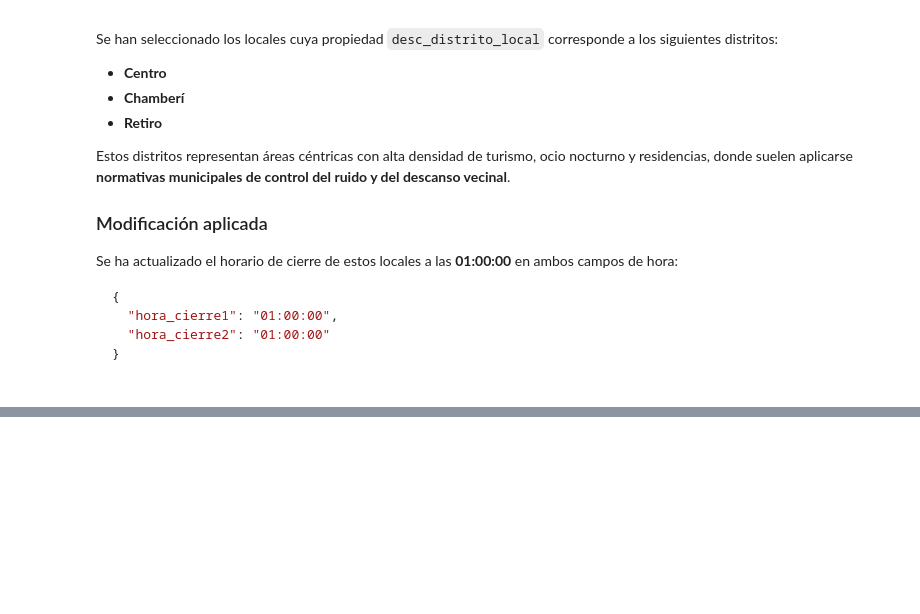
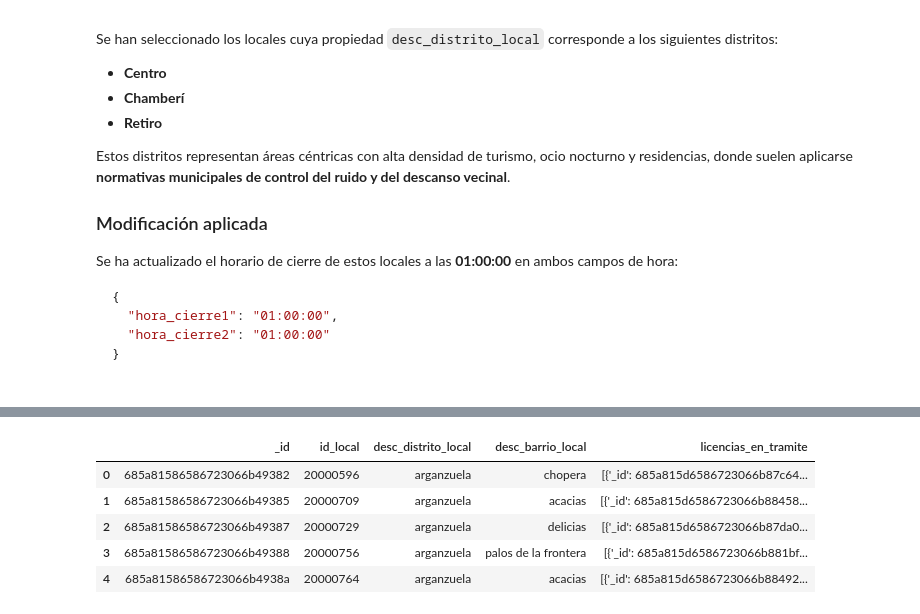
Before and after one commit to DylanGuerraR/NoSQL_Pl_master, a Jupyter notebook: Querys_NoSQL.ipynb, the cells around one changed output, grey strips where cells are left out. Cells and saved outputs as stored; diff of their text form; code cells hidden in the pictures; blank space fills up the shorter version.

```diff
--- a/Querys_NoSQL.ipynb
+++ b/Querys_NoSQL.ipynb
@@ -297,0 +393,51 @@ Se ha actualizado el horario de cierre de estos locales a las **01:00:00** en am
+# %%
+ # Requires the PyMongo package.
+# https://api.mongodb.com/python/current
+
+client = MongoClient('mongodb://localhost:27017/')
+result = client['ucm_nosql_pl']['locales'].aggregate([
+    {
+        '$lookup': {
+            'from': 'terrazas',
+            'localField': 'id_local',
+            'foreignField': 'id_local',
+            'as': 'terrazas_asociadas'
+        }
+    }, {
+        '$lookup': {
+            'from': 'licencias',
+            'localField': 'id_local',
+            'foreignField': 'id_local',
+            'as': 'licencias_x_local'
+        }
+    }, {
+        '$match': {
+            'licencias_x_local.desc_tipo_situacion_licencia': 'en tramitación'
+        }
+    }, {
+        '$project': {
+            'id_local': 1,
+            'desc_distrito_local': 1,
+            'desc_barrio_local': 1,
+            'licencias_en_tramite': {
+                '$filter': {
+                    'input': '$licencias_x_local',
+                    'as': 'lic',
+                    'cond': {
+                        '$eq': [
+                            '$$lic.desc_tipo_situacion_licencia', 'en tramitación'
+                        ]
+                    }
+                }
+            }
+        }
+    }
+])
+mostrar_resultado(result,5)
+# %% [output]
+|  | _id | id_local | desc_distrito_local | desc_barrio_local | licencias_en_tramite |
+| 0 | 685a81586586723066b49382 | 20000596 | arganzuela | chopera | [{'_id': 685a815d6586723066b87c64... |
+| 1 | 685a81586586723066b49385 | 20000709 | arganzuela | acacias | [{'_id': 685a815d6586723066b88458... |
+| 2 | 685a81586586723066b49387 | 20000729 | arganzuela | delicias | [{'_id': 685a815d6586723066b87da0... |
+| 3 | 685a81586586723066b49388 | 20000756 | arganzuela | palos de la frontera | [{'_id': 685a815d6586723066b881bf... |
+| 4 | 685a81586586723066b4938a | 20000764 | arganzuela | acacias | [{'_id': 685a815d6586723066b88492... |
```
Also changed, not shown: parts of 14 cells of this notebook, 3 other files.
